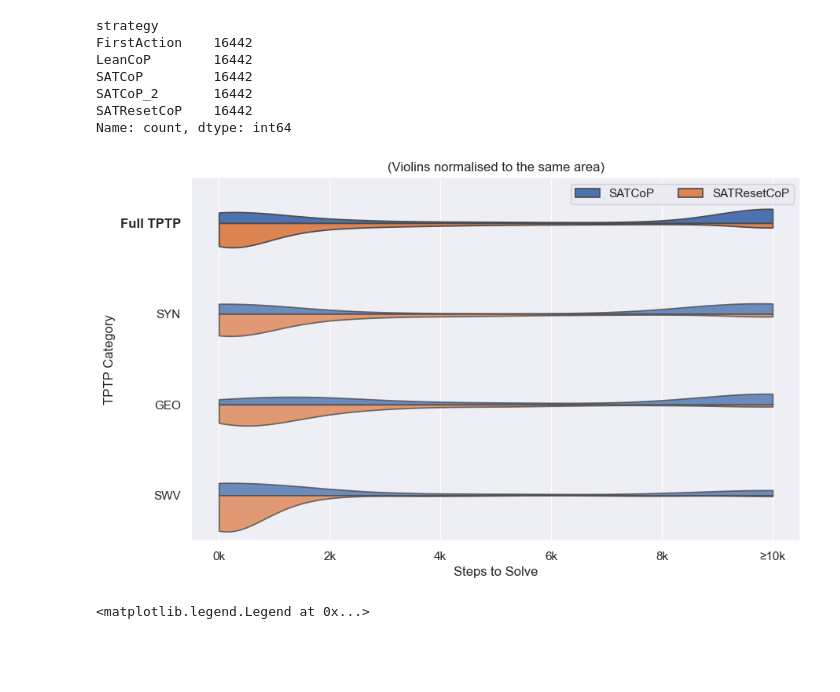
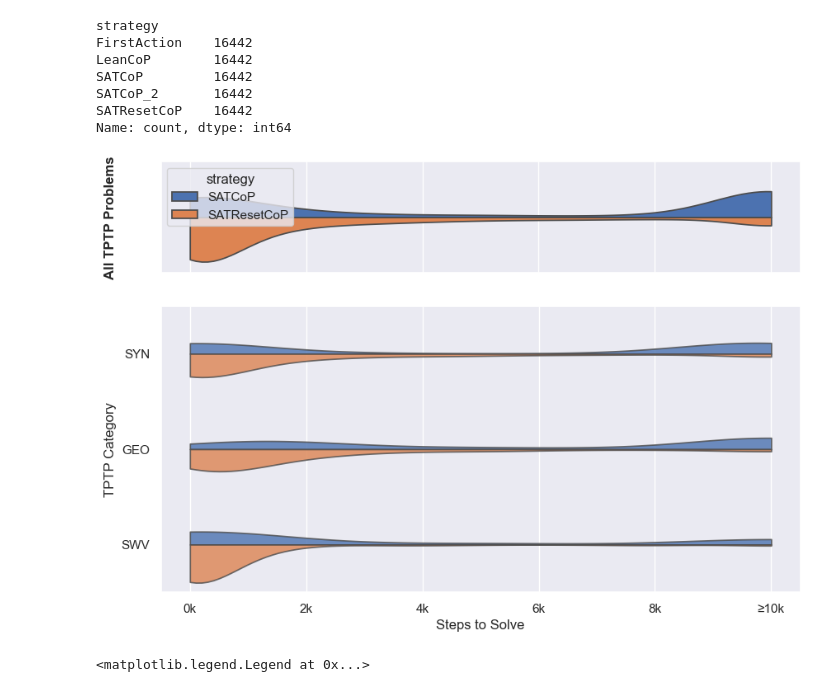
Before and after one commit to mfixman/connections, a Jupyter notebook: jupyter/Vampire.ipynb, the cells around one changed output. Saved outputs shown, nothing was run; the diff lists cells and outputs as text; code cells hidden in the pictures; blank space fills up the shorter version.

Commit message:
Adding full violinplot.

```diff
--- a/jupyter/Vampire.ipynb
+++ b/jupyter/Vampire.ipynb
@@ -482,56 +482,87 @@ SATCoP         16442
 SATCoP_2       16442
 SATResetCoP    16442
 Name: count, dtype: int64
+# %%
+from matplotlib.ticker import FuncFormatter
+
+pyplot.rcParams["figure.figsize"] = (10, 1.75)
+lim = 10000
+
+down = data[data.strategy.isin(['SATCoP', 'SATResetCoP'])].groupby('problem').filter(lambda x: x.solved.any()).copy()
+down.loc[~down.solved | (down.steps > lim), 'steps'] = lim
+down.loc[:, 'dummy'] = 'SWV'
+
+seaborn.violinplot(
+    down,
+    y = 'dummy',
+    x = 'steps',
+    hue = down.strategy,
+    fill = True,
+    inner = None,
+    split = True,
+    cut = 0,
+    saturation = 1,
+    density_norm = 'area',
+    common_norm = True,
+    legend = True,
+)
+
+pyplot.ylabel('All TPTP Problems')
+pyplot.xlabel('Steps to Solve')
+
+pyplot.gca().xaxis.set_major_formatter(FuncFormatter(lambda x, _: (f'≥' if x == lim else '') +  f'{int(x // 1000)}k'))
+pyplot.gca().set_xticklabels([])
+pyplot.gca().set_xlabel('')
+pyplot.gca().get_yticklabels()[0].set_color('white')
+pyplot.gca().yaxis.label.set_fontweight('bold')
+
+pyplot.savefig('Paris_slides/figures/violinplot_all_problems.png', bbox_inches = 'tight', dpi = 300)
+# %% [output]
+[figure, added]
 # %%
 from matplotlib.ticker import FuncFormatter
 
 lim = 10000
 cats = ['SYN', 'GEO', 'SWV']
 
-pyplot.rcParams["figure.figsize"] = (10, 6)
+pyplot.rcParams["figure.figsize"] = (10, 6 / 4 * 3)
 down = data[data.strategy.isin(['SATCoP', 'SATResetCoP'])].groupby('problem').filter(lambda x: x.solved.any()).copy()
 down.loc[:, 'category'] = down.problem.str[:3]
 down.loc[~down.solved | (down.steps > lim), 'steps'] = lim
-down = pandas.concat(
-    [
-        down[down.problem.str[:3].isin(cats)],
-        down.assign(category = 'All of TPTP'),
-    ]
-)
 
-ax = seaborn.violinplot(
+seaborn.violinplot(
     down,
     y = 'category',
     x = 'steps',
-    order = ['All of TPTP'] + cats,
+    order = cats,
     hue = down.strategy,
     fill = True,
     inner = None,
     split = True,
     cut = 0,
     saturation = 1,
     density_norm = 'area',
     common_norm = True,
+    alpha = .8,
+    legend = False,
 )
 
-ax.get_yticklabels()[0].set_fontweight('bold')
-ax.get_yticklabels()[0].set_fontsize(12)
-ax.set_facecolor('#EEEEF5')
-for hv in ax.collections[2:]:
-    hv.set_alpha(.80)
+# ax.get_yticklabels()[0].set_fontweight('bold')
+# ax.get_yticklabels()[0].set_fontsize(12)
+# ax.set_facecolor('#EEEEF5')
 
 pyplot.ylabel('TPTP Category')
 pyplot.xlabel('Steps to Solve')
 
 pyplot.gca().xaxis.set_major_formatter(FuncFormatter(lambda x, _: (f'≥' if x == lim else '') +  f'{int(x // 1000)}k'))
-pyplot.legend(title = '', ncols = 2, loc = 0)
+# pyplot.legend(title = '', ncols = 2, loc = 0)
 
 # pyplot.suptitle(f'Steps needed to solve {len(down)} problems', fontsize = 20)
-pyplot.title(f'(Violins normalised to the same area)')
+# pyplot.title(f'(Violins normalised to the same area)')
 
 pyplot.savefig('Paris_slides/figures/violinplot.png', bbox_inches = 'tight', dpi = 300)
 # %% [output]
-[figure, old version]
+[figure, new version]
 # %%
 a = ax.get_yticklabels()[0]
 # %%
```
Also changed, not shown: 3 other files.
